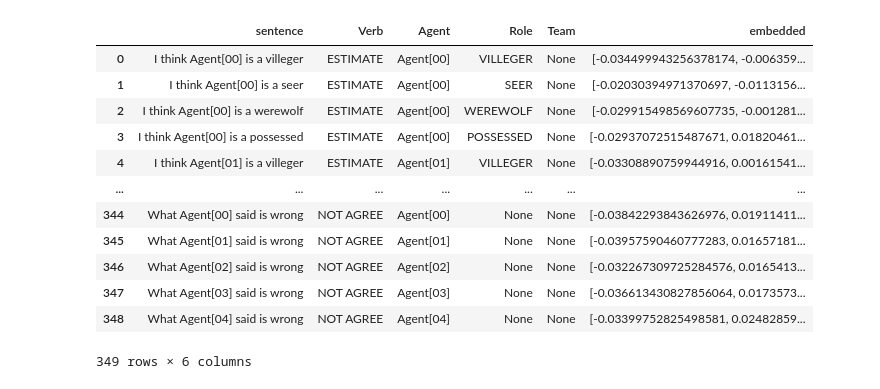
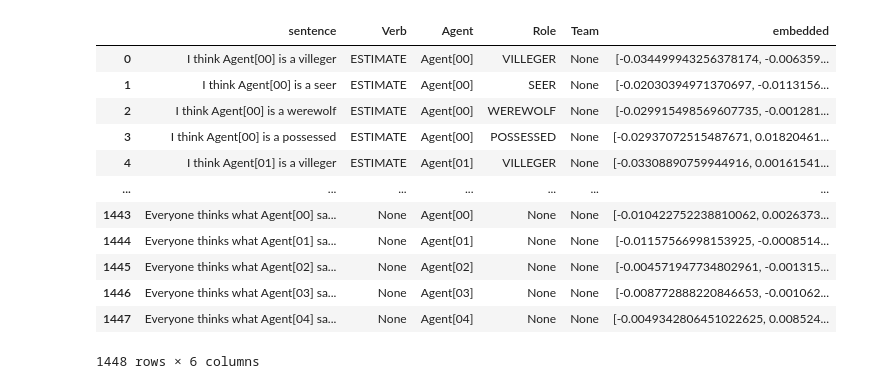
Before and after one commit to Yuta-dango/aiwolf_share, a Jupyter notebook: make_csv_2.ipynb, the cells around one changed output. Saved outputs shown, nothing was run; the diff lists cells and outputs as text; code cells hidden in the pictures.

```diff
--- a/make_csv_2.ipynb
+++ b/make_csv_2.ipynb
@@ -5,14 +5,14 @@ from embedding import get_embedding
 # %%
 data = {'ESTIMATE': ["I think [AGENT] is a [ROLE]", "[AGENT] must be the [ROLE]", "[AGENT] seems like the [ROLE]", "I'm convinced that [AGENT] is a [ROLE]", "I think [AGENT] is a [ROLE], not a"],
                           'CO': ["I am a [ROLE]", "My role is the [ROLE]", "I must be the [ROLE]", "There are no other [ROLE] besides me"],
-                          'SUSPECT': ["I can't believe [AGENT]", "[AGENT] is suspicious", "I suspect [AGENT] is lying", "I don't trust [AGENT]", "Agent[02] cannot be trusted"],
-                          'VOTE': ["I will vote for [AGENT]"],
+                          'SUSPECT': ["I can't believe [AGENT]", "[AGENT] is suspicious", "I suspect [AGENT] is lying", "I don't trust [AGENT]", "[AGENT] cannot be trusted", "[AGENT], you are lying"],
+                          'VOTE': ["I will vote for [AGENT]", "Vote for [AGENT] tonight"],
                           'DIVINATION': ["I will divine [AGENT] tonight", "I might investigate [AGENT]"],
                           'DIVINED': ["I divined [AGENT] as a [TEAM]", "[AGENT] was divined as a [TEAM]", "[AGENT] is determined to be [TEAM]"],
                           'AGREE': ["I agree with [AGENT]", "I agree with [AGENT]'s opinion", "What [AGENT] said is correct"],
                           'NOT ESTIMATE': ["I don't think [AGENT] is a [ROLE]", "[AGENT] is not [ROLE]", "[AGENT] doesn't seem like the [ROLE]", "[AGENT] is lying about being a [ROLE]"],
                           'NOT CO': ["I am not a [ROLE]", "It can't be true that I am the [ROLE]"],
-                          'NOT SUSPECT': [ "I don't think [AGENT] is lying", "I trust [AGENT]", '[AGENT] is right'],
+                          'NOT SUSPECT': [ "I don't think [AGENT] is lying", "I don't think [AGENT] is suspicious", "I trust [AGENT]", '[AGENT] is right'],
                           'NOT VOTE': ["I won't vote for [AGENT]", "I disagree with voting for [AGENT]"],
                           'NOT AGREE': ["I disagree with [AGENT]",  "I disagree with [AGENT]'s opinion", "What [AGENT] said is wrong"],
                           }
@@ -38,0 +113,4 @@ df
+# %%
+df2 = pd.DataFrame.from_dict(data2, orient='index').T # これだとうまくいく
+df2.fillna(np.nan, inplace=True)
+df2
@@ -38,0 +124,2 @@ df
+# %%
+Df = pd.concat([df, df2], axis=1)
@@ -106 +253,3 @@ a = MakeDataframe()
+# %%
+a = MakeDataframe(Df)
 # %%
@@ -142,16 +295,16 @@ a.make_dataframe(df)
 # %%
-a.dataframe_embed(df)
+a.dataframe_embed()
 # %% [output]
 |  | sentence | Verb | Agent | Role | Team | embedded |
 | 0 | I think Agent[00] is a villeger | ESTIMATE | Agent[00] | VILLEGER | None | [-0.034499943256378174, -0.006359... |
 | 1 | I think Agent[00] is a seer | ESTIMATE | Agent[00] | SEER | None | [-0.02030394971370697, -0.0113156... |
 | 2 | I think Agent[00] is a werewolf | ESTIMATE | Agent[00] | WEREWOLF | None | [-0.029915498569607735, -0.001281... |
 | 3 | I think Agent[00] is a possessed | ESTIMATE | Agent[00] | POSSESSED | None | [-0.02937072515487671, 0.01820461... |
 | 4 | I think Agent[01] is a villeger | ESTIMATE | Agent[01] | VILLEGER | None | [-0.03308890759944916, 0.00161541... |
 | ... | ... | ... | ... | ... | ... | ... |
-| 344 | What Agent[00] said is wrong | NOT AGREE | Agent[00] | None | None | [-0.03842293843626976, 0.01911411... |
-| 345 | What Agent[01] said is wrong | NOT AGREE | Agent[01] | None | None | [-0.03957590460777283, 0.01657181... |
-| 346 | What Agent[02] said is wrong | NOT AGREE | Agent[02] | None | None | [-0.032267309725284576, 0.0165413... |
-| 347 | What Agent[03] said is wrong | NOT AGREE | Agent[03] | None | None | [-0.036613430827856064, 0.0173573... |
-| 348 | What Agent[04] said is wrong | NOT AGREE | Agent[04] | None | None | [-0.03399752825498581, 0.02482859... |
+| 1443 | Everyone thinks what Agent[00] sa... | None | Agent[00] | None | None | [-0.010422752238810062, 0.0026373... |
+| 1444 | Everyone thinks what Agent[01] sa... | None | Agent[01] | None | None | [-0.01157566998153925, -0.0008514... |
+| 1445 | Everyone thinks what Agent[02] sa... | None | Agent[02] | None | None | [-0.004571947734802961, -0.001315... |
+| 1446 | Everyone thinks what Agent[03] sa... | None | Agent[03] | None | None | [-0.008772888220846653, -0.001062... |
+| 1447 | Everyone thinks what Agent[04] sa... | None | Agent[04] | None | None | [-0.0049342806451022625, 0.008524... |
-349 rows × 6 columns
+1448 rows × 6 columns
```
Also changed, not shown: parts of 9 cells of this notebook, 7 other files.
